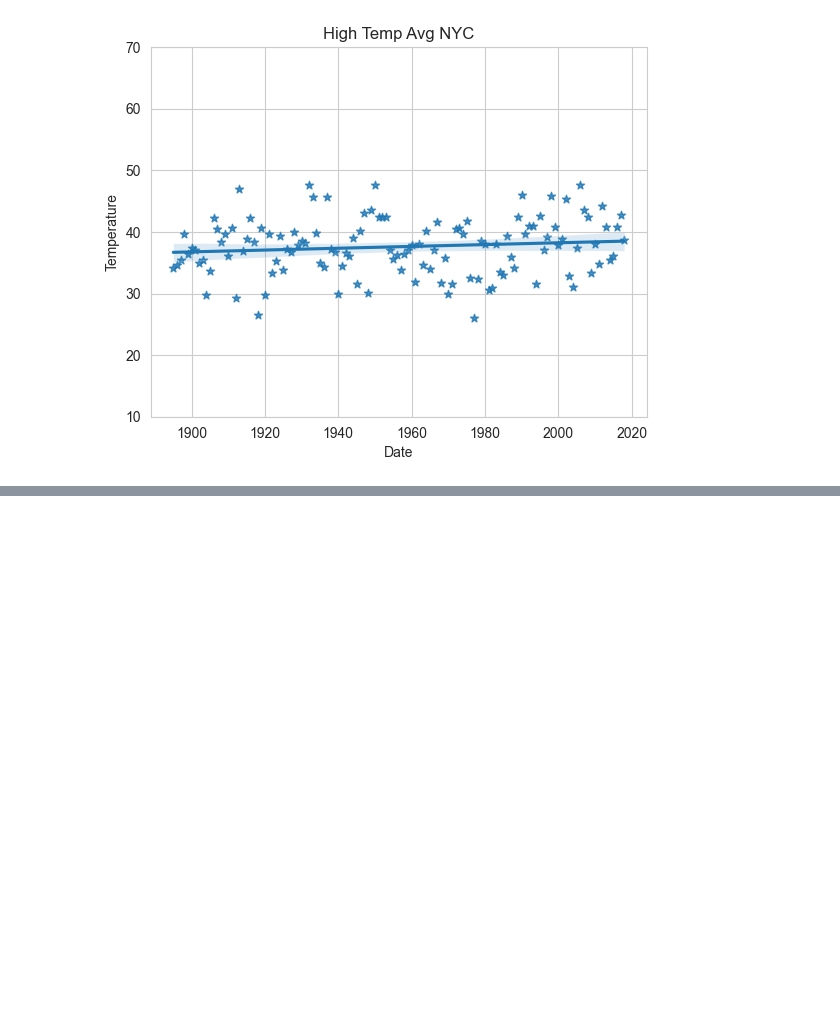
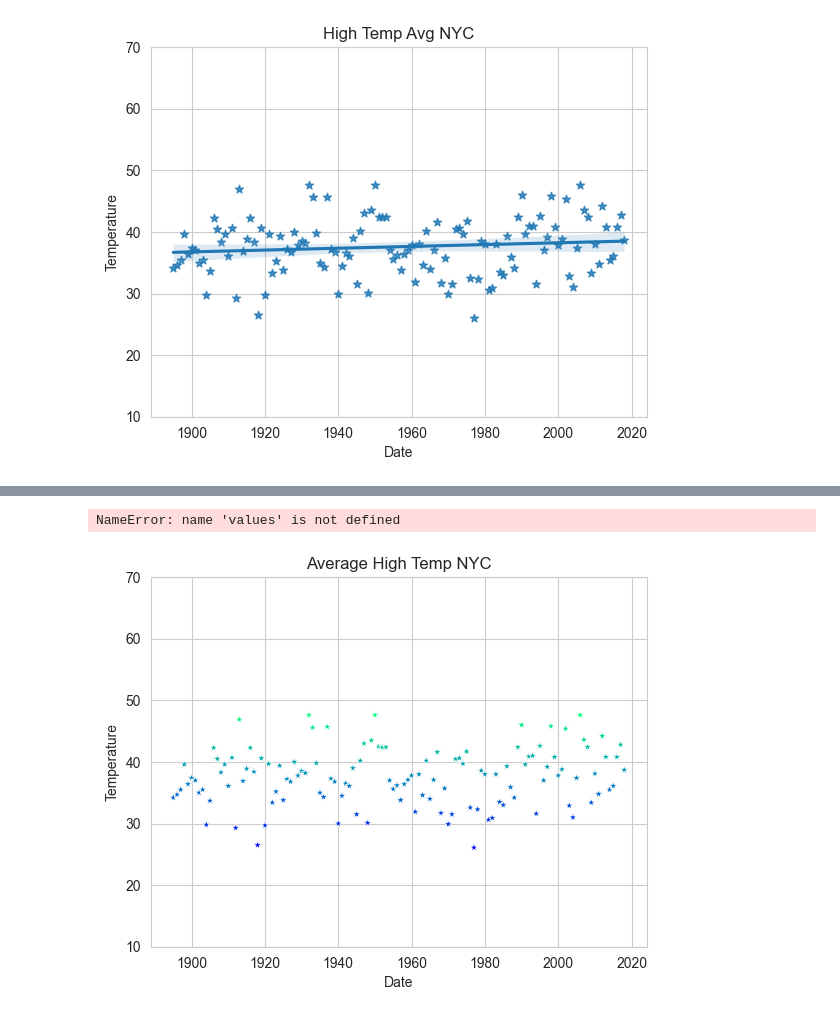
Before and after one commit to mindy0cruz/datafun-07-ml, a Jupyter notebook: mindycruz_ml.ipynb, the cells around one changed output, grey strips where cells are left out. Cells and saved outputs as stored; diff of their text form; code cells hidden in the pictures; blank space fills up the shorter version.

```diff
--- a/mindycruz_ml.ipynb
+++ b/mindycruz_ml.ipynb
@@ -155,0 +160,5 @@ axes.set_ylim(10,70)
+# %%
+#split data
+X_train, X_test, y_train, y_test = train_test_split(nyc.Date.values.reshape(-1,1), nyc.Temperature.values,random_state = 11)
+print('X_train:',X_train.shape)
+print('X_test:',X_test.shape)
@@ -155,0 +168,8 @@ axes.set_ylim(10,70)
+# %%
+# training the model
+linear_regression = LinearRegression()
+linear_regression.fit(X=X_train, y=y_train)
+
+print(f'Coef:', linear_regression.coef_)
+
+print(f'Intercept:', linear_regression.intercept_)
@@ -155,0 +198,8 @@ axes.set_ylim(10,70)
+# %%
+# predict future temps and estimate past temps
+
+predict= (lambda x: linear_regression.coef_*x+linear_regression.intercept_)
+
+print(f'2019 Prediction:', predict(2019))
+print(f'1890 Prediction:', predict(1890))
+print(f'2024 Prediction:', predict(2024))
@@ -155,0 +227,10 @@ axes.set_ylim(10,70)
+# %%
+# adding regression line
+axes = sns.scatterplot(data=nyc, x='Date', y='Temperature', marker='*', hue='Temperature', palette='winter', legend=False)
+axes.set_ylim(10,70)
+axes.set_title('Average High Temp NYC')
+x= np.array([min(nyc.Date,values), max(nyc.Date.value)])
+y= predict(x)
+# %% [output]
+NameError: name 'values' is not defined
+[figure, added]
```
Also changed, not shown: parts of 11 cells of this notebook, 2 other files.
